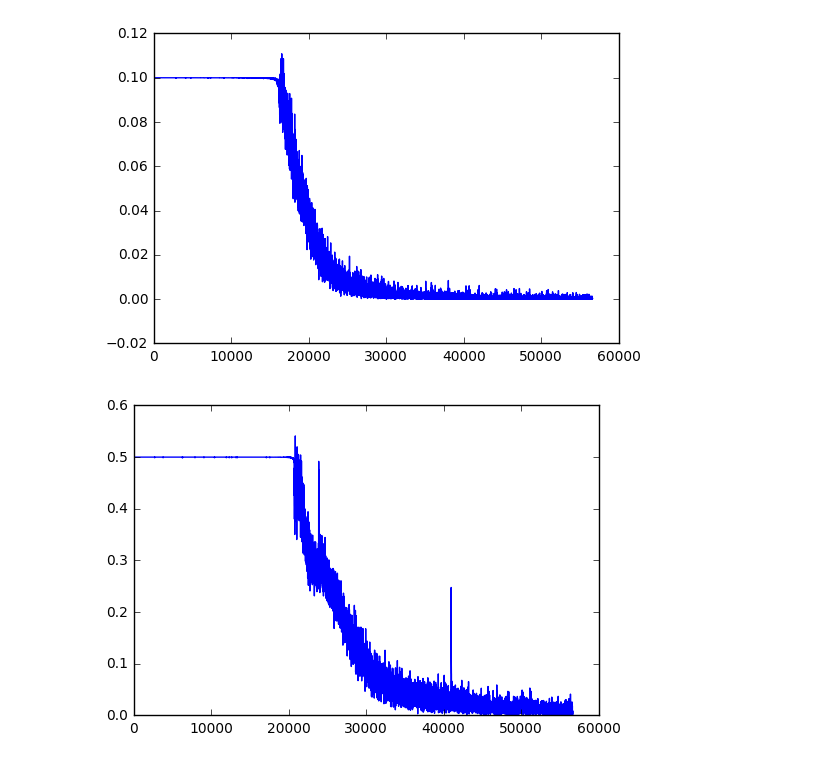
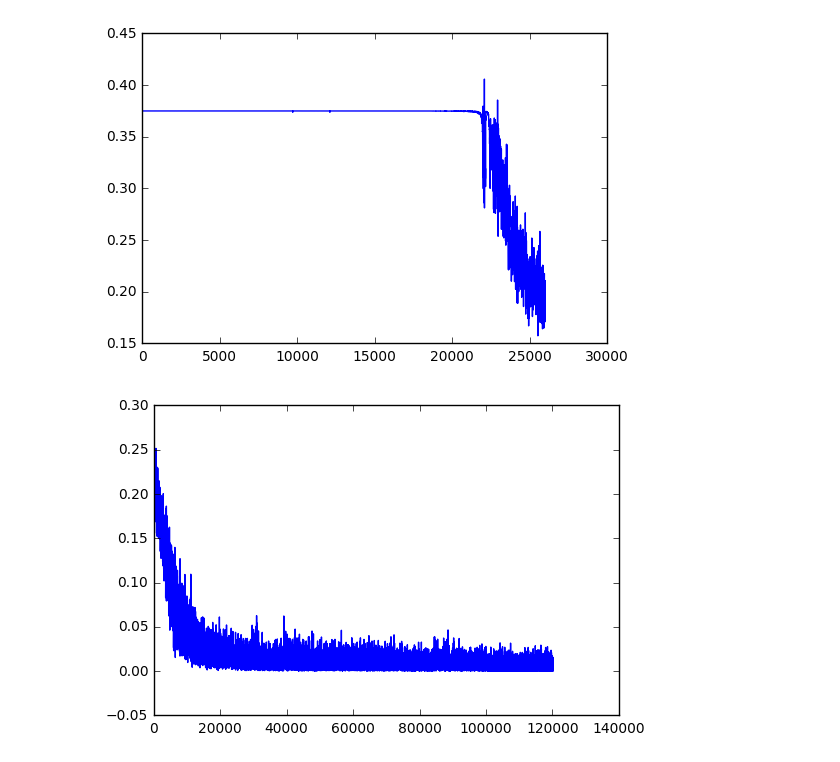
Before and after one commit to LittleHann/Break12306Captcha, a Jupyter notebook: triplet_notebook/triplet loss training log analysis.ipynb, the cells around one changed output. Drawn from its saved outputs; the diff is of its cells as text; code cells hidden in the pictures.

```diff
--- a/triplet_notebook/triplet loss training log analysis.ipynb
+++ b/triplet_notebook/triplet loss training log analysis.ipynb
@@ -15,12 +15,12 @@ def parse_and_plot_log(log_name):
                 losses.append(float(line[i_loss + 7:]))
     plt.plot(iterations, losses)
 # %%
-margin01_fname = '../../log/margin_01.log'
-parse_and_plot_log(margin01_fname)
+fname = '../../log/margin_05_hard_02.log'
+parse_and_plot_log(fname)
 # %% [output]
-[figure, old version]
+[figure, new version]
 # %%
-margin05_fname = '../../log/margin_05.log'
-parse_and_plot_log(margin05_fname)
+fname = '../../log/margin_05_hard_02_offset_25000.log'
+parse_and_plot_log(fname)
 # %% [output]
-[figure, old version]
+[figure, new version]
```
Also changed, not shown: 2 other files.
